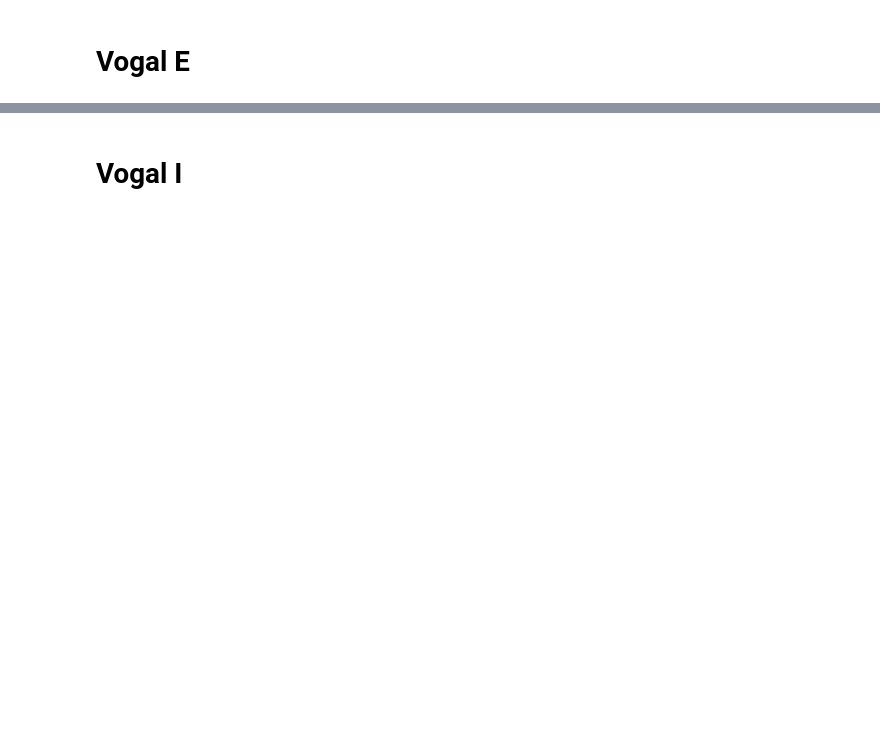
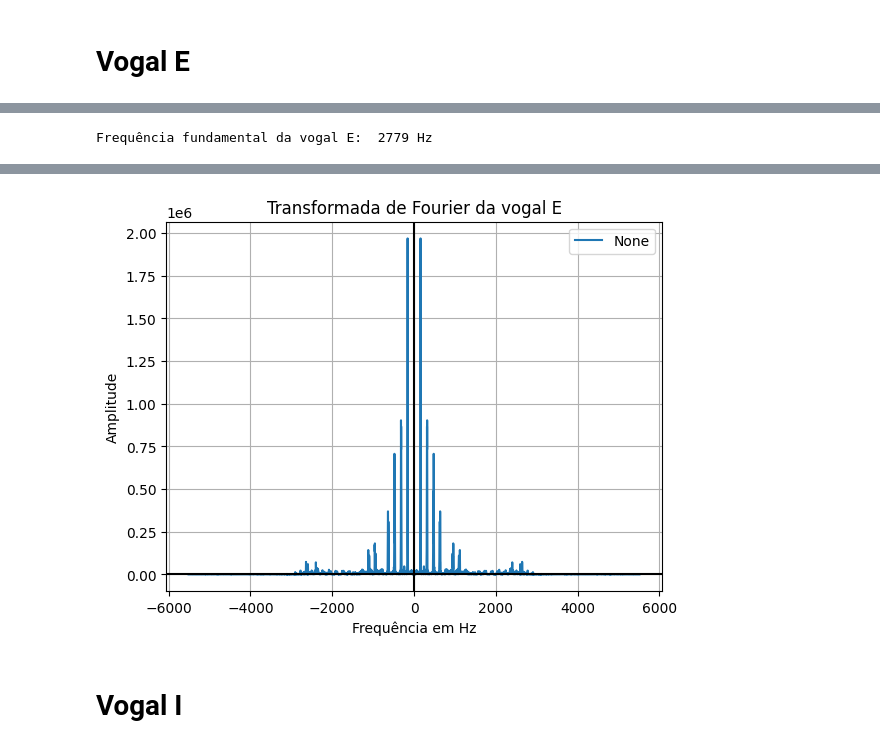
Before and after one commit to Rubiozito/Sistemas-e-Sinais, a Jupyter notebook: Trabalho_Final_sinais/Tfinal_sinais.ipynb, the cells around one changed output, grey strips where cells are left out. Saved outputs shown, nothing was run; the diff lists cells and outputs as text; code cells hidden in the pictures; blank space fills up the shorter version.

```diff
--- a/Trabalho_Final_sinais/Tfinal_sinais.ipynb
+++ b/Trabalho_Final_sinais/Tfinal_sinais.ipynb
@@ -169,0 +192,7 @@ Frequência fundamental da vogal i: 158.00Hz
+# %%
+#Vogal E Fourier
+Fourier_e, frequencia_e, freq_fund_e = calcula_fourier(Vg_ep, fs_e)
+print('Frequência fundamental da vogal E: ', freq_fund_e,'Hz')
+plotar_grafico(frequencia_e, Fourier_e, 'Transformada de Fourier da vogal E', label_x='Frequência em Hz', label_y='Amplitude')
+# %% [output]
+Frequência fundamental da vogal E:  2779 Hz
@@ -170,2 +200,3 @@ Frequência fundamental da vogal i: 158.00Hz
+[figure, added]
 # %% [markdown]
 # Vogal I
```
Also changed, not shown: parts of 20 cells of this notebook.
